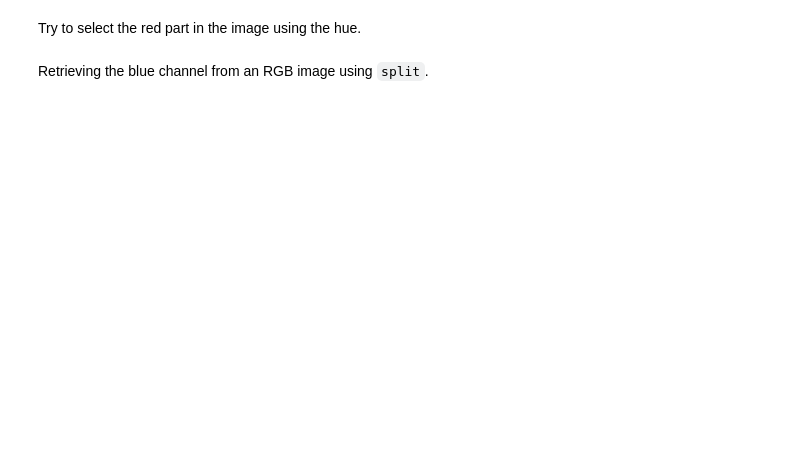
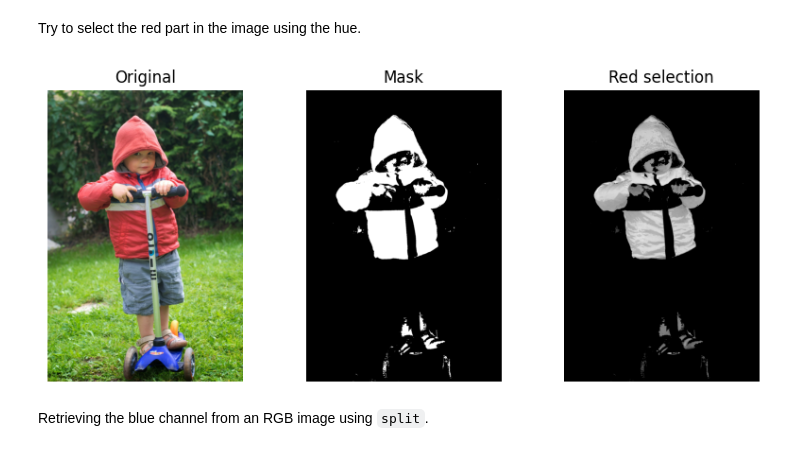
Before and after one commit to daphnemaschas/Reconnaissance-Visuelle, a Jupyter notebook: labs/lab1/LAB1_getting_started_opencv_new.ipynb, the cells around one changed output. Saved outputs shown, nothing was run; the diff lists cells and outputs as text; code cells hidden in the pictures; blank space fills up the shorter version.

```diff
--- a/labs/lab1/LAB1_getting_started_opencv_new.ipynb
+++ b/labs/lab1/LAB1_getting_started_opencv_new.ipynb
@@ -108,2 +112,35 @@ upper_red_hue =
+# %%
+# Attempt to select the red in the image using the hue channel
+lower_red_hue = 170
+upper_red_hue = 10
+
+# Define the masked area using inRange function
+# Plage 1 : [lower_red_hue : 179]
+lower1 = np.array([lower_red_hue, 30, 30])
+upper1 = np.array([179, 255, 255])
+mask1  = cv2.inRange(hsv, lower1, upper1)
+
+# Plage 2 : [0 : upper_red_hue]
+lower2 = np.array([0, 30, 30])
+upper2 = np.array([upper_red_hue, 255, 255])
+mask2  = cv2.inRange(hsv, lower2, upper2)
+
+# Fusion of the two masks
+mask = cv2.bitwise_or(mask1, mask2)
+
+
+# Convert image to monotone image
+gray = cv2.cvtColor(hsv, cv2.COLOR_BGR2GRAY)
+
+# Mask and display the image
+result = cv2.bitwise_and(gray, gray, mask=mask)
+# Display
+plt.figure(figsize=(10,4))
+plt.subplot(1,3,1); plt.title("Original"); plt.imshow(cv2.cvtColor(img, cv2.COLOR_BGR2RGB)); plt.axis("off")
+plt.subplot(1,3,2); plt.title("Mask"); plt.imshow(mask, cmap="gray"); plt.axis("off")
+plt.subplot(1,3,3); plt.title("Red selection"); plt.imshow(result, cmap="gray"); plt.axis("off")
+plt.show()
+# %% [output]
+[figure, added]
 # %% [markdown]
 Retrieving the blue channel from an RGB image using `split`.
```
Also changed, not shown: parts of 35 cells of this notebook.
